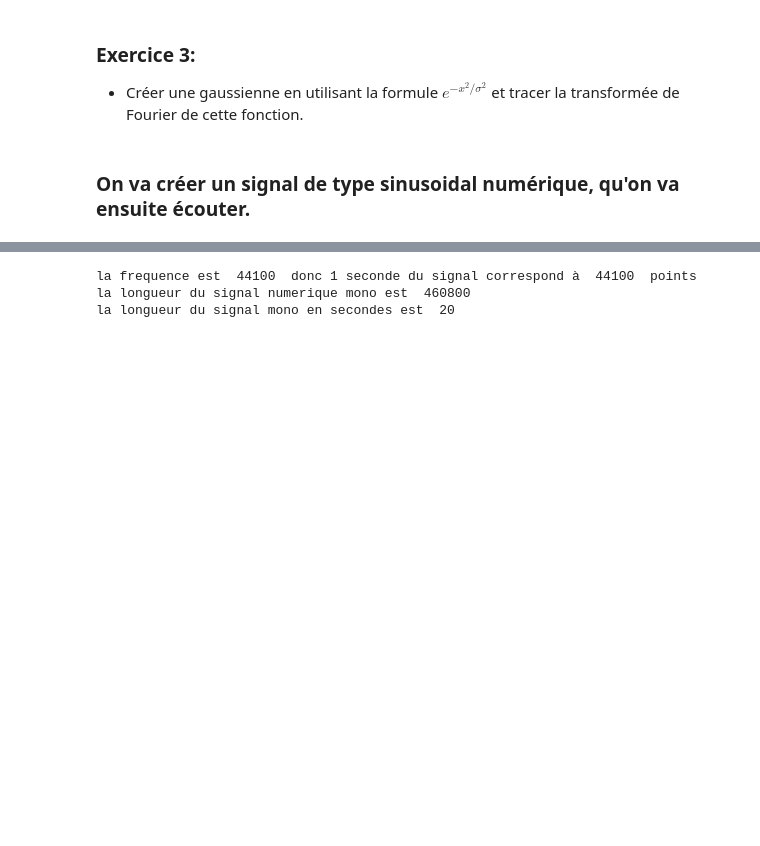
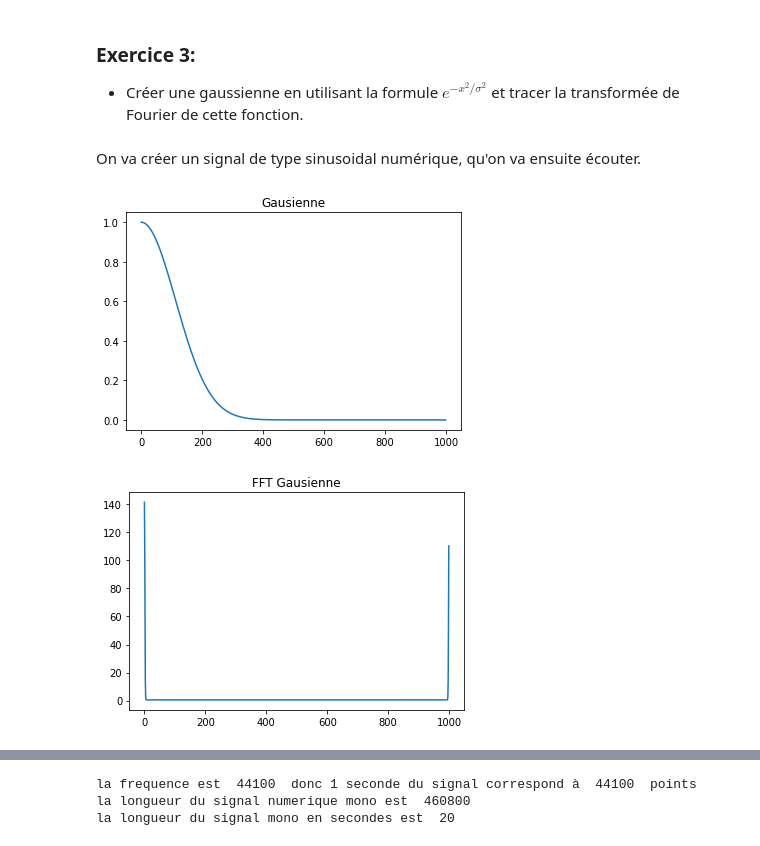
Before and after one commit to guillaume-haerinck/imac-tp-signal, a Jupyter notebook: m2-semestre1/TD1/_TP1 - EEA - Exercices.ipynb, the cells around one changed output, grey strips where cells are left out. Saved outputs shown, nothing was run; the diff lists cells and outputs as text; code cells hidden in the pictures; blank space fills up the shorter version.

Commit message:
TP signal quasi termine

```diff
--- a/m2-semestre1/TD1/_TP1 - EEA - Exercices.ipynb
+++ b/m2-semestre1/TD1/_TP1 - EEA - Exercices.ipynb
@@ -122,13 +126,27 @@ pl.plot(np.real(reconstruct))
 ### Exercice 3:
 + Créer une gaussienne en utilisant la formule $e^{-x^2/\sigma^2}$ et tracer la transformée de Fourier de cette fonction.
 # %% [markdown]
-### On va créer un signal de type sinusoidal numérique, qu'on va ensuite écouter.
+On va créer un signal de type sinusoidal numérique, qu'on va ensuite écouter.
 # %%
 fs = 44100 # fq d'échantillonage
 T = 2 # duree du signal en secondes
 fq = 440
 points = np.arange(0,T * fs)/fs
 y = 20*np.cos(2*np.pi*fq * points)
+
+def gaussienne(x, sigma):
+    return np.exp(-(x*x) / sigma * sigma)
+
+pl.plot(gaussienne(x, 0.02))
+pl.title('Gausienne')
+pl.show()
+
+pl.plot(sf.fft(gaussienne(x, 0.02)))
+pl.title('FFT Gausienne')
+pl.show()
+# %% [output]
+[figure, added]
+[figure, added]
 # %%
 from IPython.display import Audio
 Audio(10*y, rate = 44100)
```
Also changed, not shown: parts of 9 cells of this notebook.
